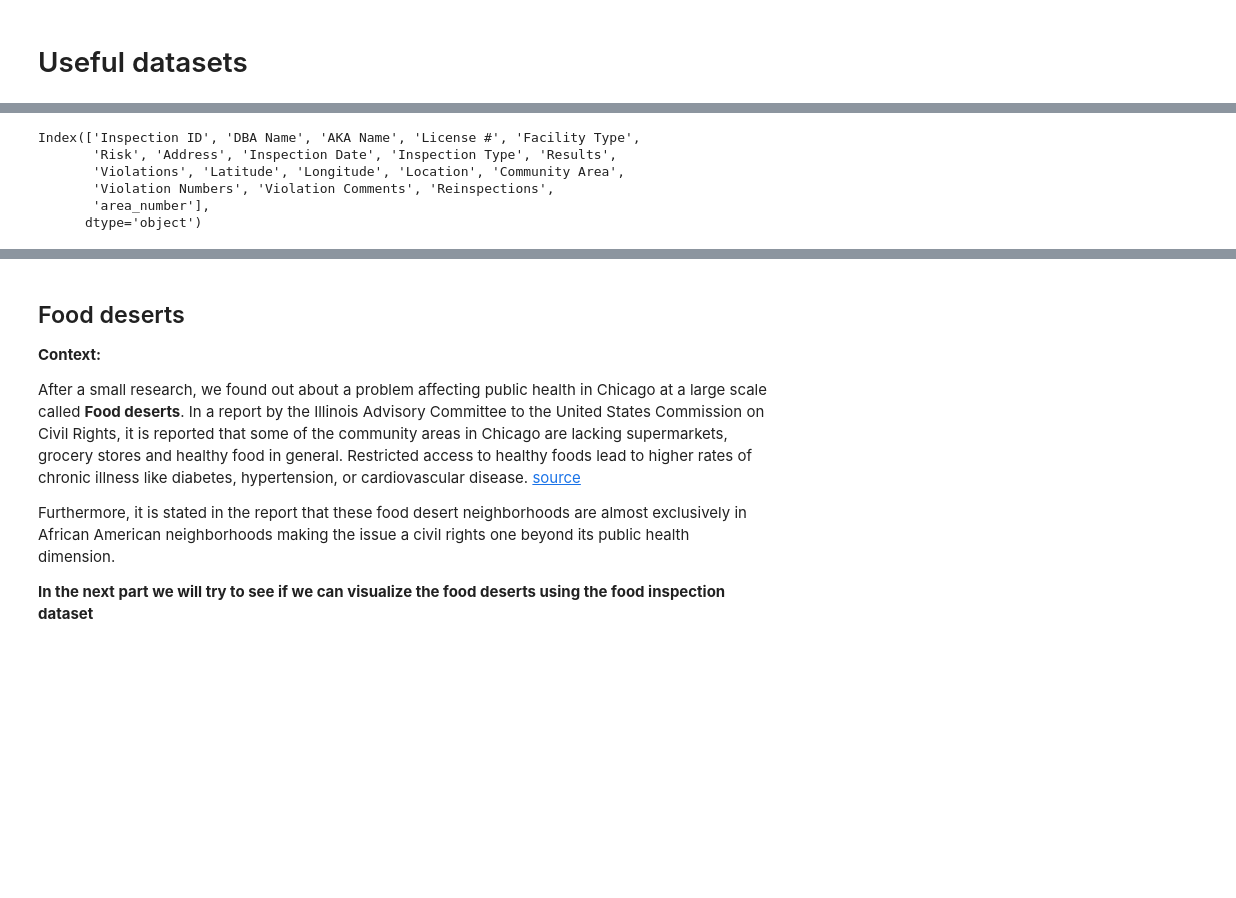
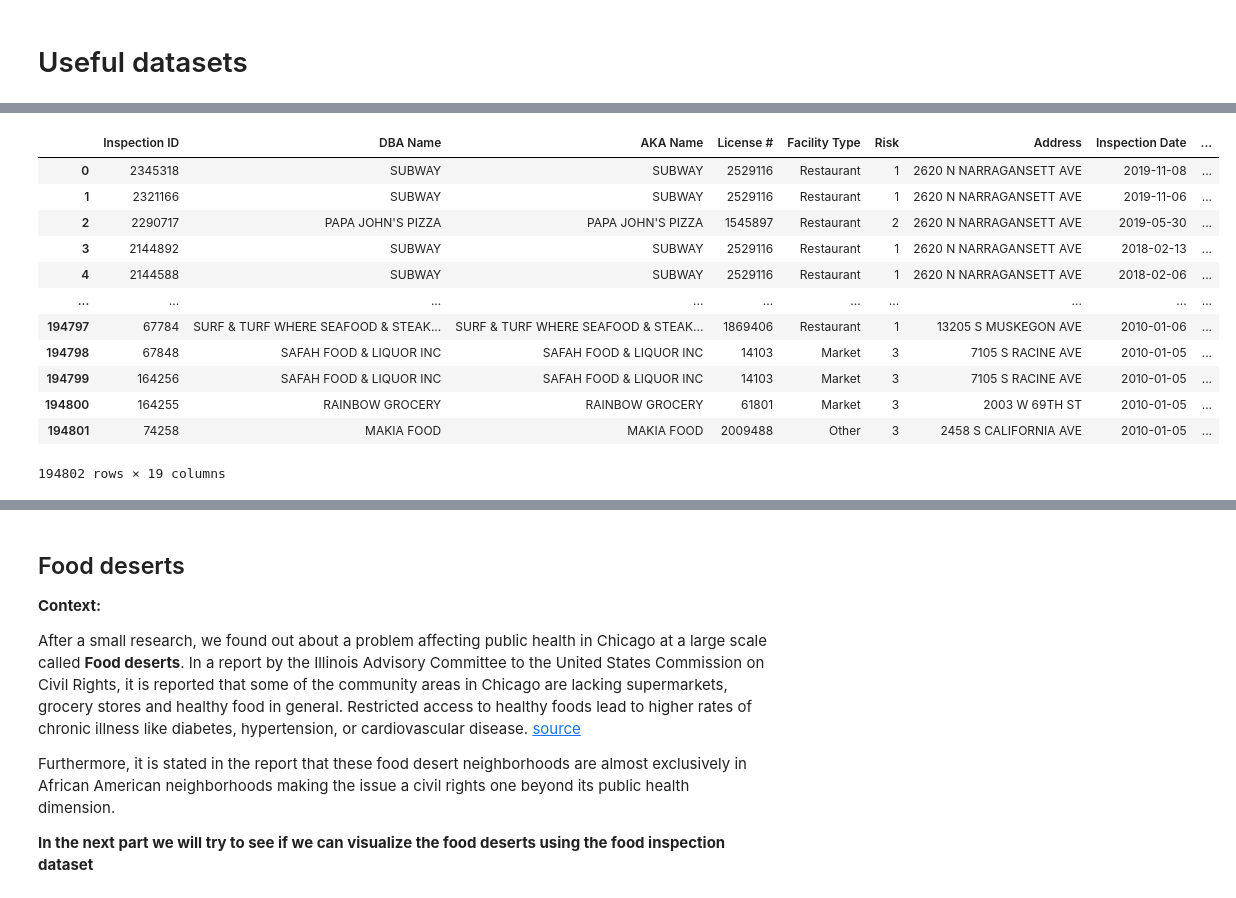
Before and after one commit to aaag97/ada-2019-project-databusters, a Jupyter notebook: maps_visualization.ipynb, the cells around one changed output, grey strips where cells are left out. Drawn from its saved outputs; the diff is of its cells as text; code cells hidden in the pictures; blank space fills up the shorter version.

```diff
--- a/maps_visualization.ipynb
+++ b/maps_visualization.ipynb
@@ -56,12 +118,19 @@ Index(['community', 'area_number', 'shape_area', 'geometry'], dtype='object')
 # %%
-inspections.columns
+inspections
 # %% [output]
+|  | Inspection ID | DBA Name | AKA Name | License # | Facility Type | Risk | Address | Inspection Date | ... |
+| 0 | 2345318 | SUBWAY | SUBWAY | 2529116 | Restaurant | 1 | 2620 N NARRAGANSETT AVE | 2019-11-08 | ... |
+| 1 | 2321166 | SUBWAY | SUBWAY | 2529116 | Restaurant | 1 | 2620 N NARRAGANSETT AVE | 2019-11-06 | ... |
+| 2 | 2290717 | PAPA JOHN'S PIZZA | PAPA JOHN'S PIZZA | 1545897 | Restaurant | 2 | 2620 N NARRAGANSETT AVE | 2019-05-30 | ... |
+| 3 | 2144892 | SUBWAY | SUBWAY | 2529116 | Restaurant | 1 | 2620 N NARRAGANSETT AVE | 2018-02-13 | ... |
+| 4 | 2144588 | SUBWAY | SUBWAY | 2529116 | Restaurant | 1 | 2620 N NARRAGANSETT AVE | 2018-02-06 | ... |
+| ... | ... | ... | ... | ... | ... | ... | ... | ... | ... |
+| 194797 | 67784 | SURF & TURF WHERE SEAFOOD & STEAK... | SURF & TURF WHERE SEAFOOD & STEAK... | 1869406 | Restaurant | 1 | 13205 S MUSKEGON AVE | 2010-01-06 | ... |
+| 194798 | 67848 | SAFAH FOOD & LIQUOR INC | SAFAH FOOD & LIQUOR INC | 14103 | Market | 3 | 7105 S RACINE AVE | 2010-01-05 | ... |
+| 194799 | 164256 | SAFAH FOOD & LIQUOR INC | SAFAH FOOD & LIQUOR INC | 14103 | Market | 3 | 7105 S RACINE AVE | 2010-01-05 | ... |
+| 194800 | 164255 | RAINBOW GROCERY | RAINBOW GROCERY | 61801 | Market | 3 | 2003 W 69TH ST | 2010-01-05 | ... |
+| 194801 | 74258 | MAKIA FOOD | MAKIA FOOD | 2009488 | Other | 3 | 2458 S CALIFORNIA AVE | 2010-01-05 | ... |
-Index(['Inspection ID', 'DBA Name', 'AKA Name', 'License #', 'Facility Type',
-       'Risk', 'Address', 'Inspection Date', 'Inspection Type', 'Results',
-       'Violations', 'Latitude', 'Longitude', 'Location', 'Community Area',
-       'Violation Numbers', 'Violation Comments', 'Reinspections',
-       'area_number'],
-      dtype='object')
+194802 rows × 19 columns
 # %%
 inspections.loc[:,('Inspection Date')]=inspections.loc[:,('Inspection Date')].apply(pd.to_datetime)
 # %%
```
Also changed, not shown: parts of 33 cells of this notebook, 1 other file.
